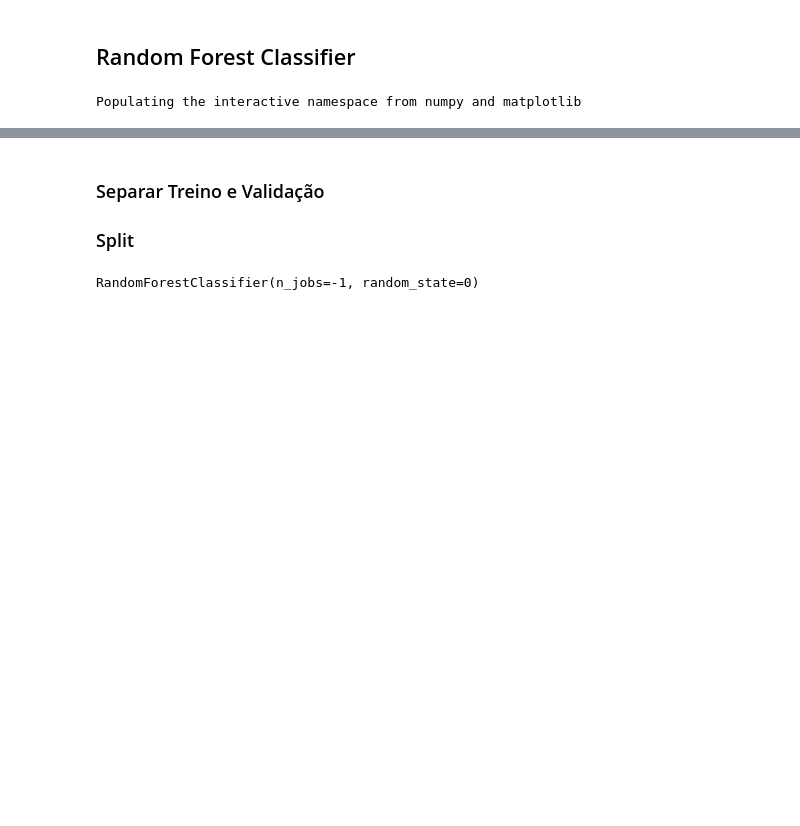
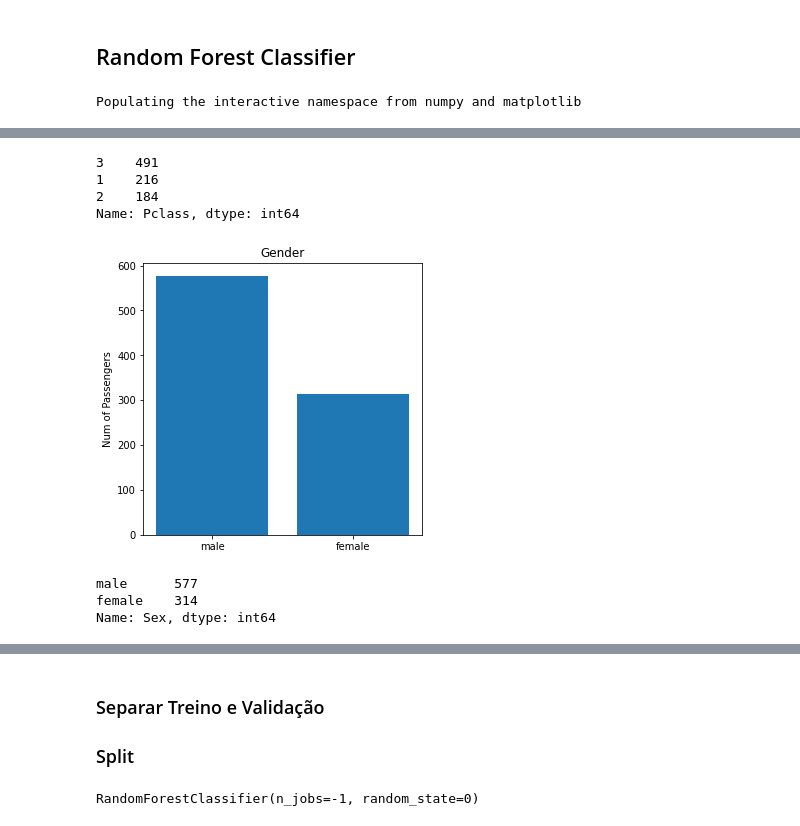
Before and after one commit to epmadruga/Random_Forest_Classifier, a Jupyter notebook: Template_RandomForestClassifier_V3.ipynb, the cells around one changed output, grey strips where cells are left out. Saved outputs shown, nothing was run; the diff lists cells and outputs as text; code cells hidden in the pictures; blank space fills up the shorter version.

```diff
--- a/Template_RandomForestClassifier_V3.ipynb
+++ b/Template_RandomForestClassifier_V3.ipynb
@@ -36,0 +64,21 @@ y = train['Survived']
+# %%
+train['Pclass'].value_counts() #Passengers Class
+# %% [output]
+3    491
+1    216
+2    184
+Name: Pclass, dtype: int64
+# %%
+plt.figure(figsize=(5,5))
+plt.bar(list(train['Sex'].value_counts().keys()), list(train['Sex'].value_counts()))
+plt.title("Gender")
+plt.ylabel("Num of Passengers")
+plt.show()
+# %% [output]
+[figure, added]
+# %%
+train['Sex'].value_counts()
+# %% [output]
+male      577
+female    314
+Name: Sex, dtype: int64
```
Also changed, not shown: parts of 11 cells of this notebook, 1 other file.
